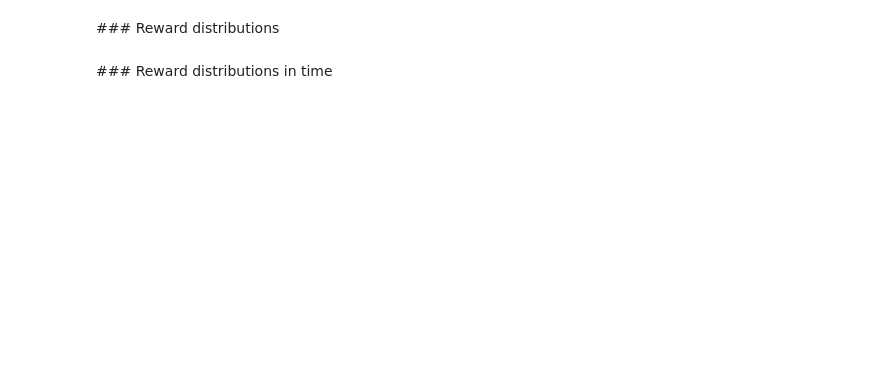
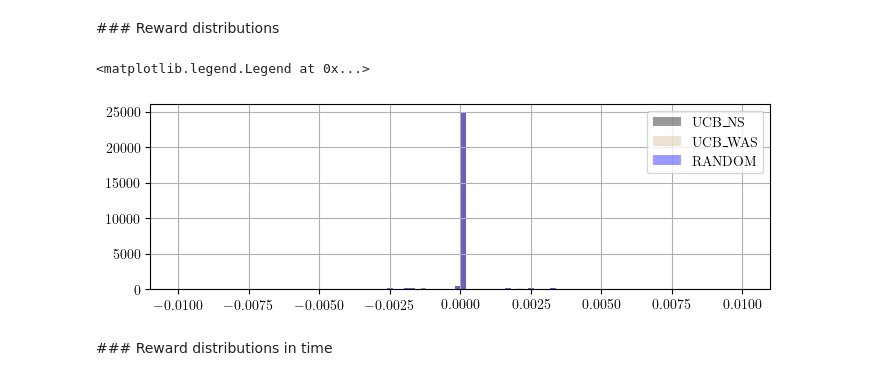
Before and after one commit to FDR0903/gpbandits_for_algotrading, a Jupyter notebook: nb_bandits/AOE_Bandits_2.ipynb, the cells around one changed output. Cells and saved outputs as stored; diff of their text form; code cells hidden in the pictures; blank space fills up the shorter version.

```diff
--- a/nb_bandits/AOE_Bandits_2.ipynb
+++ b/nb_bandits/AOE_Bandits_2.ipynb
@@ -511,9 +514,11 @@ hit_ratio_analysis(rewards_to_plot, bandit_rewards['oracle'], bandits, _W = 5.5)
 ### Reward distributions
 # %%
 for (clr, bandit_k) in zip(('k', 'tan', 'blue'), bandits.keys()):
-    rewards_to_plot[bandit_k].hist(bins=30,  color=clr, alpha=0.4, density=True)
-
+    rewards_to_plot[bandit_k][rewards_to_plot[bandit_k].abs()<0.01].hist(bins=100,  color=clr, alpha=0.4, density=False)
 plt.legend(bandits.keys())
+# %% [output]
+<matplotlib.legend.Legend at 0x...>
+[figure, added]
 # %% [markdown]
 ### Reward distributions in time
 # %%
```
Also changed, not shown: parts of 23 cells of this notebook, 6 other files.
